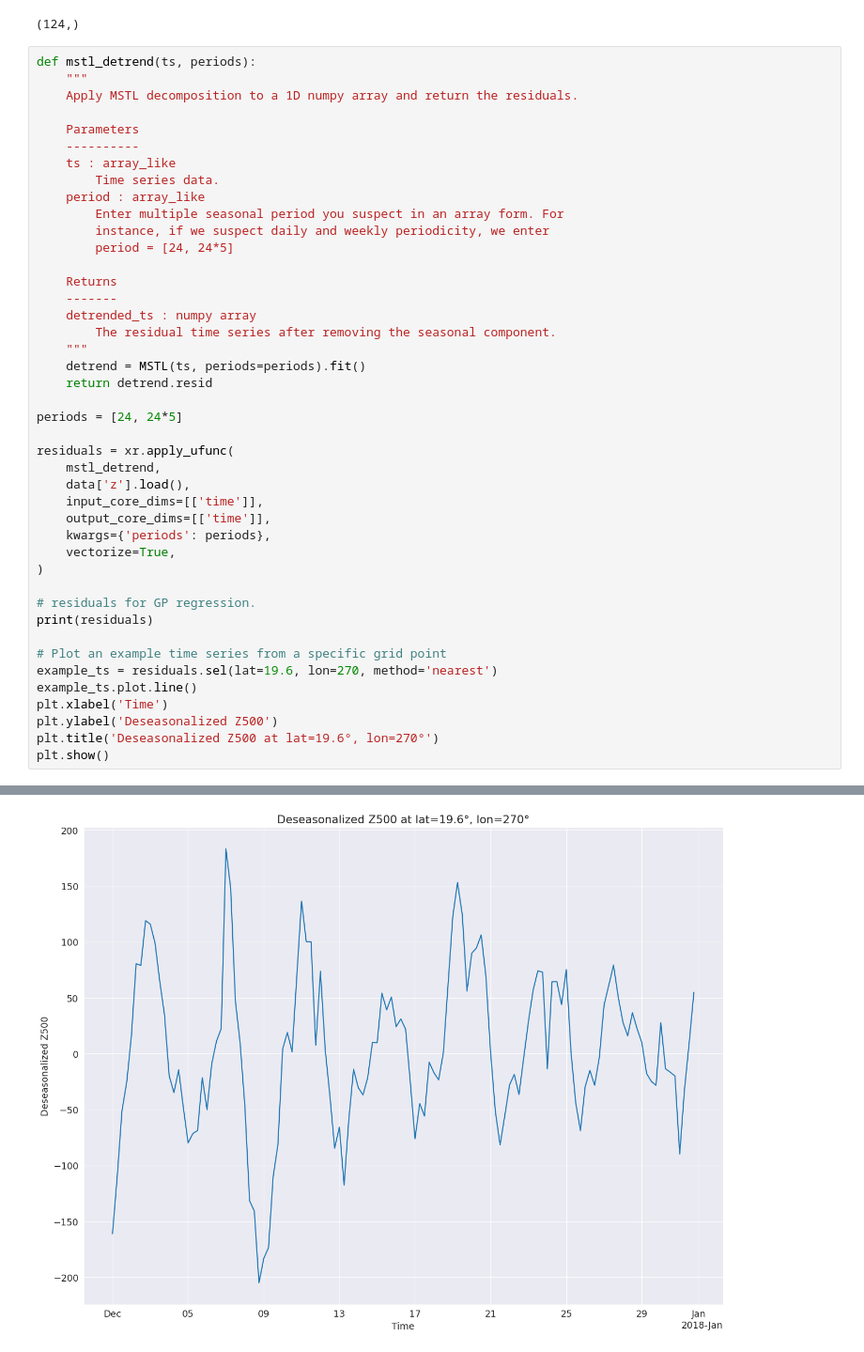
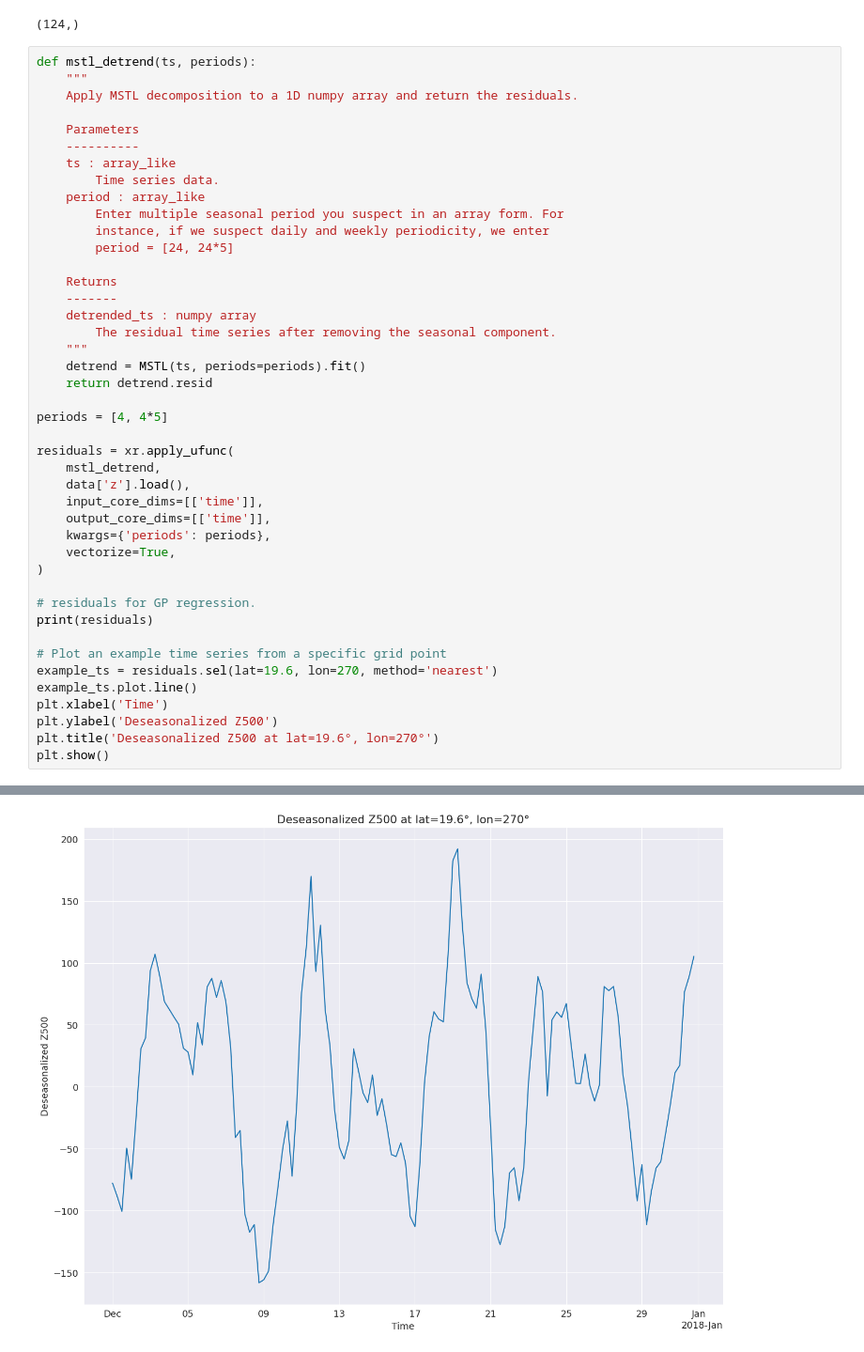
Before and after one commit to sunnyw22/STGP-for-weather-forecasting, a Jupyter notebook: GPRs/detrending_data.ipynb, the cells around one changed output, grey strips where cells are left out. Shown at 94% size. Cells and saved outputs as stored; diff of their text form.

```diff
--- a/GPRs/detrending_data.ipynb
+++ b/GPRs/detrending_data.ipynb
@@ -83,7 +83,7 @@ def mstl_detrend(ts, periods):
     detrend = MSTL(ts, periods=periods).fit()
     return detrend.resid
 
-periods = [24, 24*5]
+periods = [4, 4*5]
 
 residuals = xr.apply_ufunc(
     mstl_detrend,
@@ -120,6 +120,6 @@ array([[[ 1.67453068e+02,  1.41035008e+02,  1.33605069e+02, ...,
 ... (31 lines left out)
     level    int32 4B 500
   * lon      (lon) float64 512B 0.0 5.625 11.25 16.88 ... 343.1 348.8 354.4
   * lat      (lat) float64 256B -87.19 -81.56 -75.94 ... 75.94 81.56 87.19
   * time     (time) datetime64[ns] 992B 2017-12-01 ... 2017-12-31T18:00:00
-[figure, old version]
+[figure, new version]
```
Also changed, not shown: parts of 4 cells of this notebook, 1 other file.
